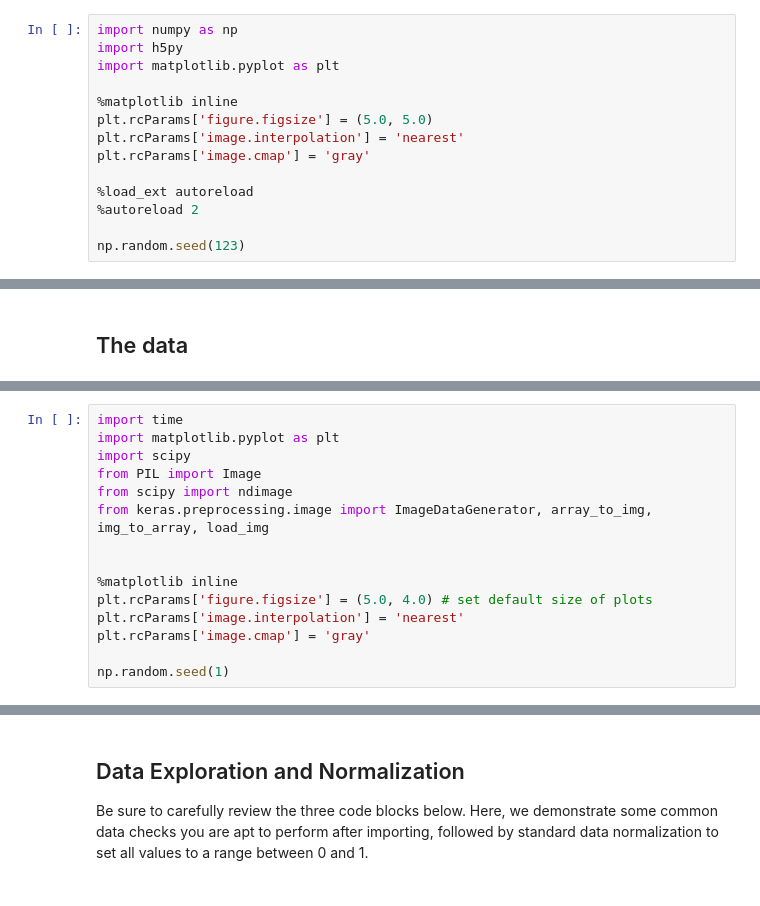
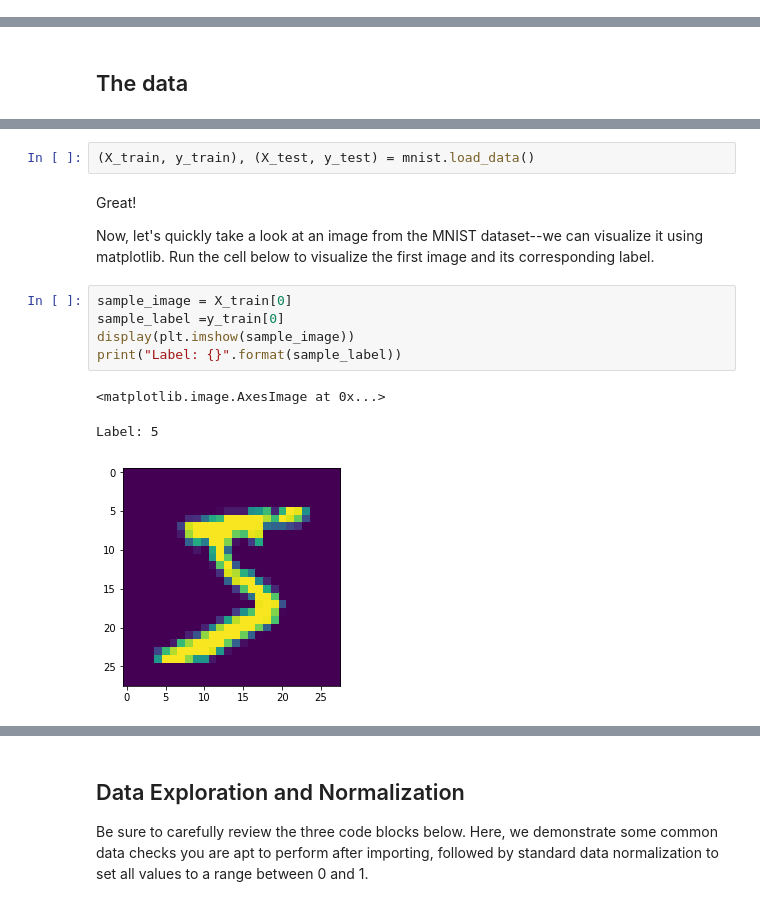
Before and after one commit to learn-co-curriculum/dsc-image-classification-with-mlps-lab, a Jupyter notebook: index.ipynb, the cells around one changed output, grey strips where cells are left out. Saved outputs shown, nothing was run; the diff lists cells and outputs as text.

```diff
--- a/index.ipynb
+++ b/index.ipynb
@@ -28,17 +8,3 @@ You will be able to:
 ## Packages
 
 First, let's import all the packages that you 'll need for this lab.
-# %%
-import numpy as np
-import h5py
-import matplotlib.pyplot as plt
-
-%matplotlib inline
-plt.rcParams['figure.figsize'] = (5.0, 5.0)
-plt.rcParams['image.interpolation'] = 'nearest'
-plt.rcParams['image.cmap'] = 'gray'
-
-%load_ext autoreload
-%autoreload 2
-
-np.random.seed(123)
@@ -358,15 +23,0 @@ Now let's take a look at how we can examine the gist of this code, but don't wor
-# %%
-import time
-import matplotlib.pyplot as plt
-import scipy
-from PIL import Image
-from scipy import ndimage
-from keras.preprocessing.image import ImageDataGenerator, array_to_img, img_to_array, load_img
-
-
-%matplotlib inline
-plt.rcParams['figure.figsize'] = (5.0, 4.0) # set default size of plots
-plt.rcParams['image.interpolation'] = 'nearest'
-plt.rcParams['image.cmap'] = 'gray'
-
-np.random.seed(1)
@@ -407,0 +30,15 @@ Clipping input data to the valid range for imshow with RGB data ([0..1] for floa
+# %%
+(X_train, y_train), (X_test, y_test) = mnist.load_data()
+# %% [markdown]
+Great!
+
+Now, let's quickly take a look at an image from the MNIST dataset--we can visualize it using matplotlib. Run the cell below to visualize the first image and its corresponding label.
+# %%
+sample_image = X_train[0]
+sample_label =y_train[0]
+display(plt.imshow(sample_image))
+print("Label: {}".format(sample_label))
+# %% [output]
+<matplotlib.image.AxesImage at 0x...>
+Label: 5
+[figure, added]
```
Also changed, not shown: parts of 95 cells of this notebook, 17 other files.
